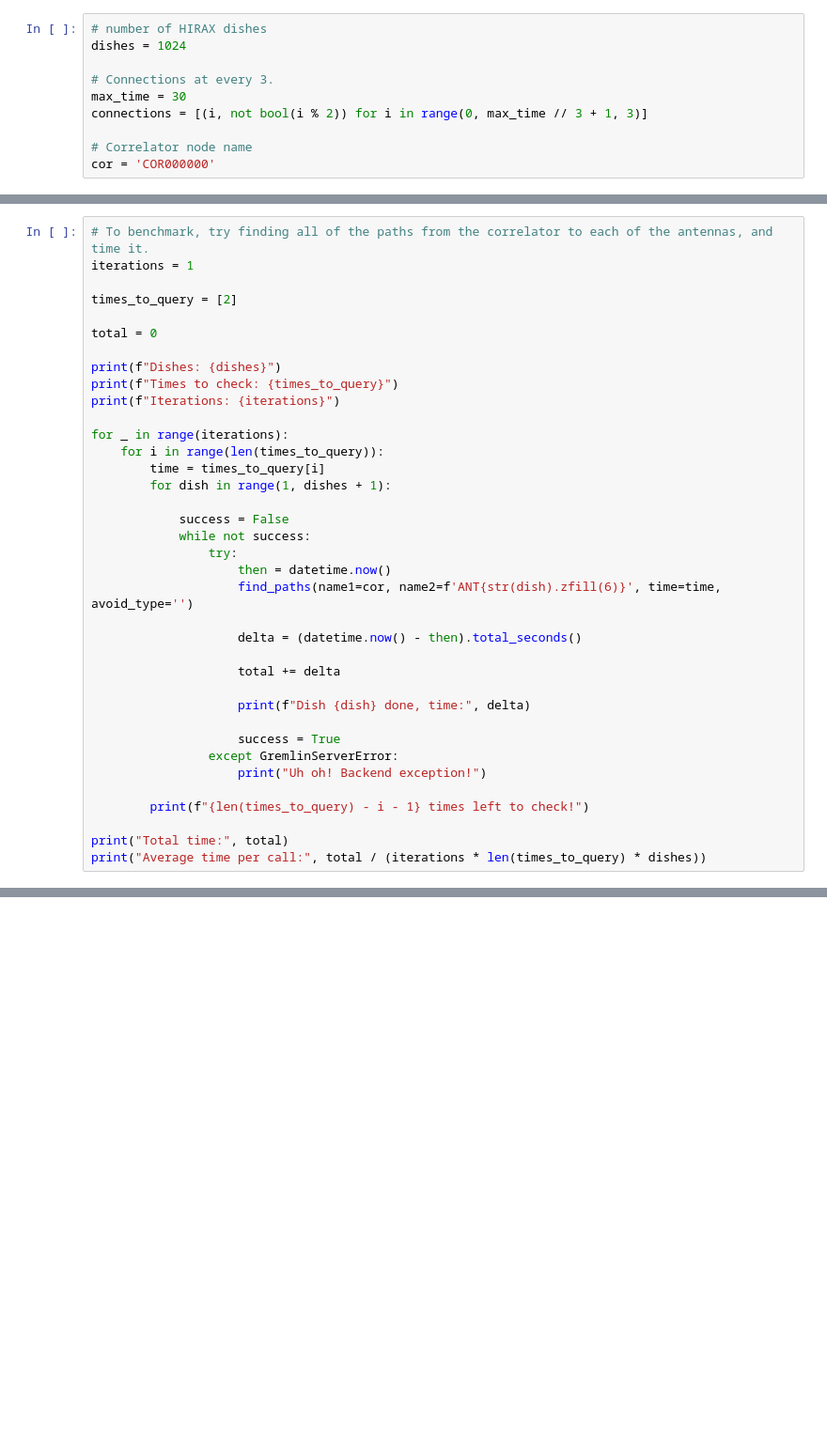
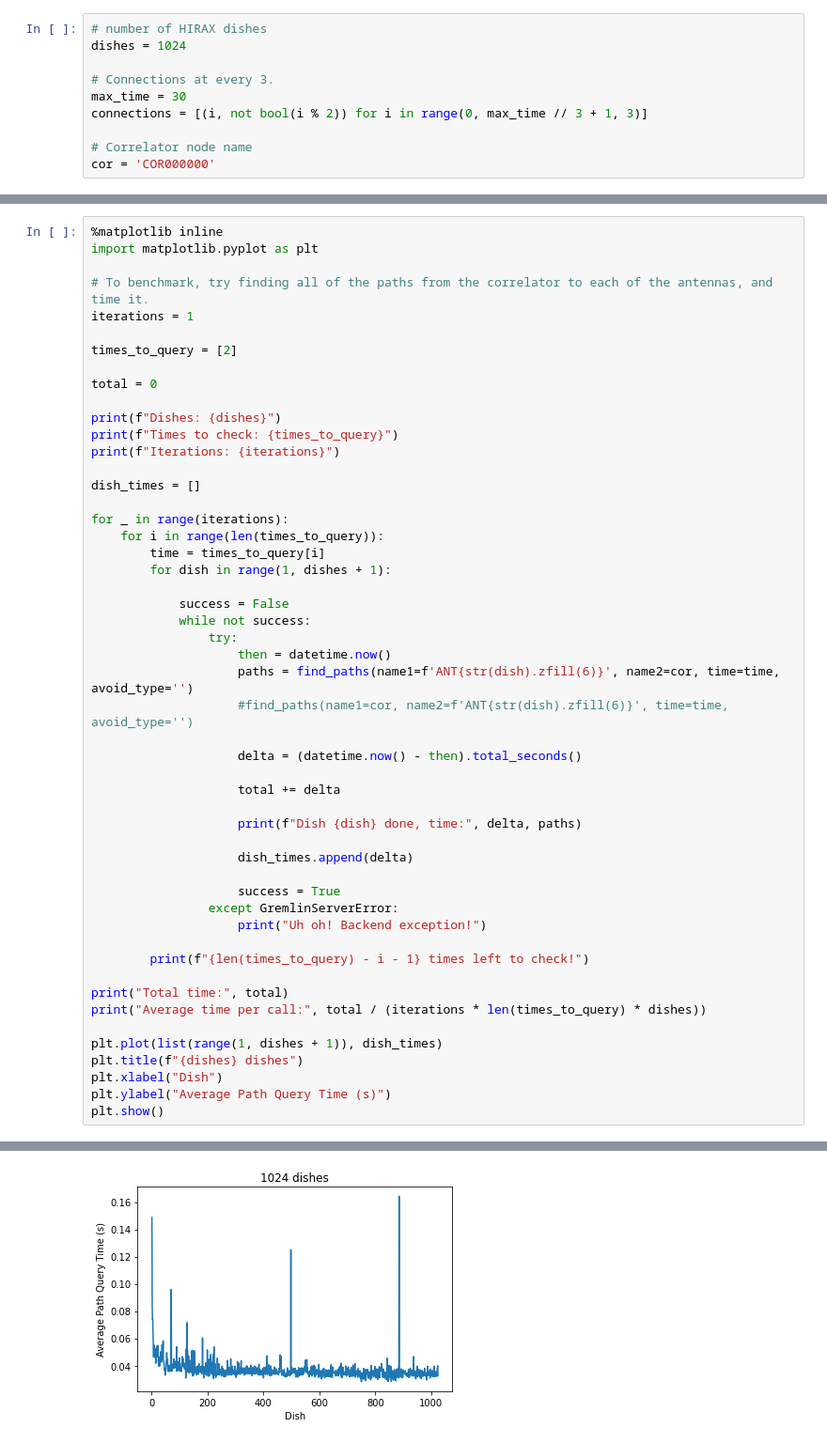
Before and after one commit to firetto/JanusGraphTest, a Jupyter notebook: demo_notebooks/path_benchmark.ipynb, the cells around one changed output, grey strips where cells are left out. Shown: that part at 94% size. Drawn from its saved outputs; the diff is of its cells as text; blank space fills up the shorter version.

```diff
--- a/demo_notebooks/path_benchmark.ipynb
+++ b/demo_notebooks/path_benchmark.ipynb
@@ -260,4 +260,7 @@ Dish 1024 done, took 0.391188
 # %%
+%matplotlib inline
+import matplotlib.pyplot as plt
+
 # To benchmark, try finding all of the paths from the correlator to each of the antennas, and time it.
 iterations = 1
 
@@ -269,6 +272,8 @@ print(f"Dishes: {dishes}")
 print(f"Times to check: {times_to_query}")
 print(f"Iterations: {iterations}")
 
+dish_times = []
+
 for _ in range(iterations):
     for i in range(len(times_to_query)):
         time = times_to_query[i]
@@ -278,13 +283,16 @@ for _ in range(iterations):
             while not success:
                 try:
                     then = datetime.now()
-                    find_paths(name1=cor, name2=f'ANT{str(dish).zfill(6)}', time=time, avoid_type='')
+                    paths = find_paths(name1=f'ANT{str(dish).zfill(6)}', name2=cor, time=time, avoid_type='')
+                    #find_paths(name1=cor, name2=f'ANT{str(dish).zfill(6)}', time=time, avoid_type='')
 
                     delta = (datetime.now() - then).total_seconds()
 
                     total += delta
 
-                    print(f"Dish {dish} done, time:", delta)
+                    print(f"Dish {dish} done, time:", delta, paths)
+
+                    dish_times.append(delta)
 
                     success = True
                 except GremlinServerError:
@@ -294,4 +302,10 @@ for _ in range(iterations):
 
 print("Total time:", total)
 print("Average time per call:", total / (iterations * len(times_to_query) * dishes))
+
+plt.plot(list(range(1, dishes + 1)), dish_times)
+plt.title(f"{dishes} dishes")
+plt.xlabel("Dish")
+plt.ylabel("Average Path Query Time (s)")
+plt.show()
 # %% [output]
@@ -314,0 +325 @@ Average time per call: 1.3012534404296883
+[figure, added]
```
Also changed, not shown: parts of 2 cells of this notebook, 1 other file.
